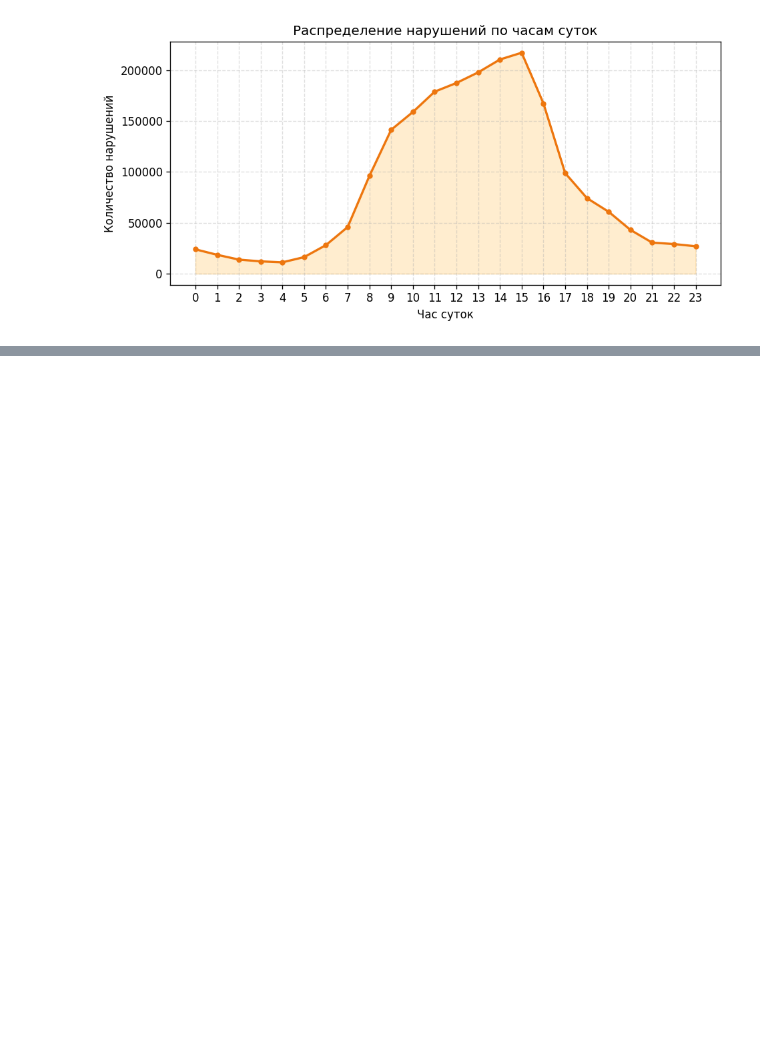
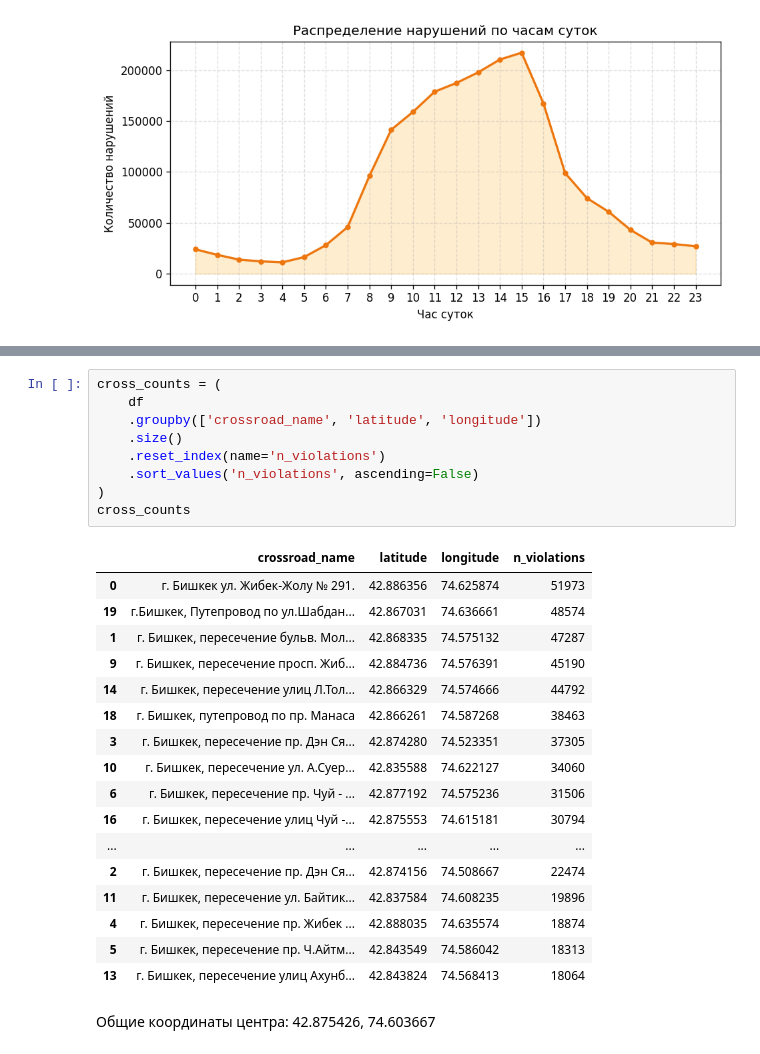
Before and after one commit to s-bye/Kyrgyzstan-traffic, a Jupyter notebook: baiastan_v.ipynb, the cells around one changed output, grey strips where cells are left out. Saved outputs shown, nothing was run; the diff lists cells and outputs as text; blank space fills up the shorter version.

Commit message:
Added map and locations as longitude and latitude

```diff
--- a/baiastan_v.ipynb
+++ b/baiastan_v.ipynb
@@ -564,0 +677,30 @@ plt.show()
+# %%
+cross_counts = (
+    df
+    .groupby(['crossroad_name', 'latitude', 'longitude'])
+    .size()
+    .reset_index(name='n_violations')
+    .sort_values('n_violations', ascending=False)
+)
+cross_counts
+# %% [output]
+|  | crossroad_name | latitude | longitude | n_violations |
+| 0 | г. Бишкек ул. Жибек-Жолу № 291. | 42.886356 | 74.625874 | 51973 |
+| 19 | г.Бишкек, Путепровод по ул.Шабдан... | 42.867031 | 74.636661 | 48574 |
+| 1 | г. Бишкек, пересечение бульв. Мол... | 42.868335 | 74.575132 | 47287 |
+| 9 | г. Бишкек, пересечение просп. Жиб... | 42.884736 | 74.576391 | 45190 |
+| 14 | г. Бишкек, пересечение улиц Л.Тол... | 42.866329 | 74.574666 | 44792 |
+| 18 | г. Бишкек, путепровод по пр. Манаса | 42.866261 | 74.587268 | 38463 |
+| 3 | г. Бишкек, пересечение пр. Дэн Ся... | 42.874280 | 74.523351 | 37305 |
+| 10 | г. Бишкек, пересечение ул. А.Суер... | 42.835588 | 74.622127 | 34060 |
+| 6 | г. Бишкек, пересечение пр. Чуй - ... | 42.877192 | 74.575236 | 31506 |
+| 16 | г. Бишкек, пересечение улиц Чуй -... | 42.875553 | 74.615181 | 30794 |
+| ... | ... | ... | ... | ... |
+| 2 | г. Бишкек, пересечение пр. Дэн Ся... | 42.874156 | 74.508667 | 22474 |
+| 11 | г. Бишкек, пересечение ул. Байтик... | 42.837584 | 74.608235 | 19896 |
+| 4 | г. Бишкек, пересечение пр. Жибек ... | 42.888035 | 74.635574 | 18874 |
+| 5 | г. Бишкек, пересечение пр. Ч.Айтм... | 42.843549 | 74.586042 | 18313 |
+| 13 | г. Бишкек, пересечение улиц Ахунб... | 42.843824 | 74.568413 | 18064 |
+# %% [markdown]
+Общие координаты центра:
+42.875426, 74.603667
```
Also changed, not shown: parts of 12 cells of this notebook.
